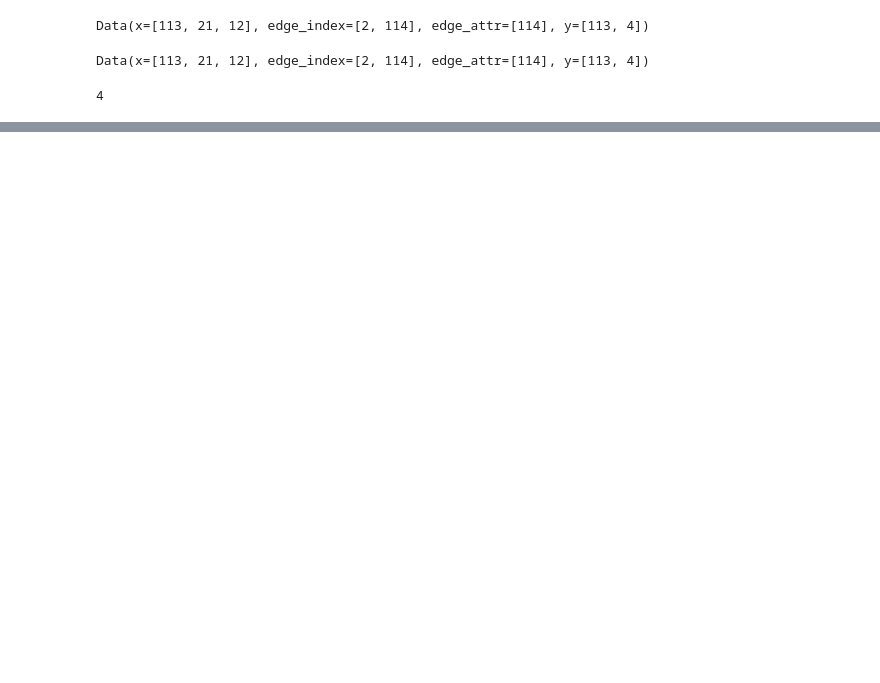
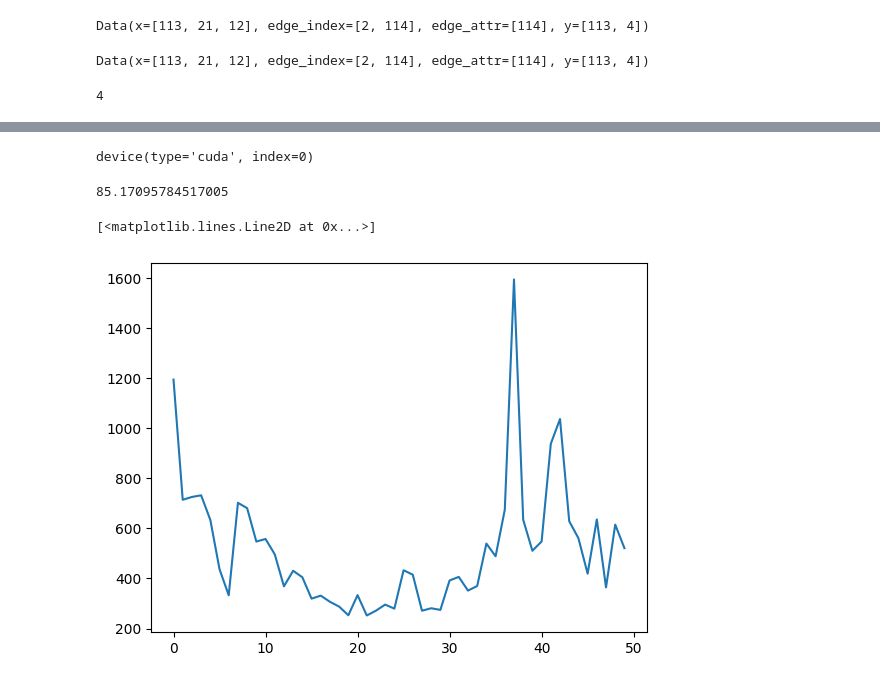
Before and after one commit to Kriznar4/GraphVolt, a Jupyter notebook: notebooks/05-kk-train-test-eval.ipynb, the cells around one changed output, grey strips where cells are left out. Drawn from its saved outputs; the diff is of its cells as text; code cells hidden in the pictures; blank space fills up the shorter version.

Commit message:
Worked on eval and train loop

```diff
--- a/notebooks/05-kk-train-test-eval.ipynb
+++ b/notebooks/05-kk-train-test-eval.ipynb
@@ -104,0 +127,5 @@ import time
+# %%
+#check on which device is a tensor
+a.device
+# %% [output]
+device(type='cuda', index=0)
@@ -104,0 +134,4 @@ import time
+# %%
+min(loss_test)
+# %% [output]
+85.17095784517005
@@ -104,0 +140,6 @@ import time
+# %%
+import matplotlib.pyplot as plt
+plt.plot(loss_train)
+# %% [output]
+[<matplotlib.lines.Line2D at 0x...>]
+[figure, added]
```
Also changed, not shown: parts of 13 cells of this notebook, 1 other file.
